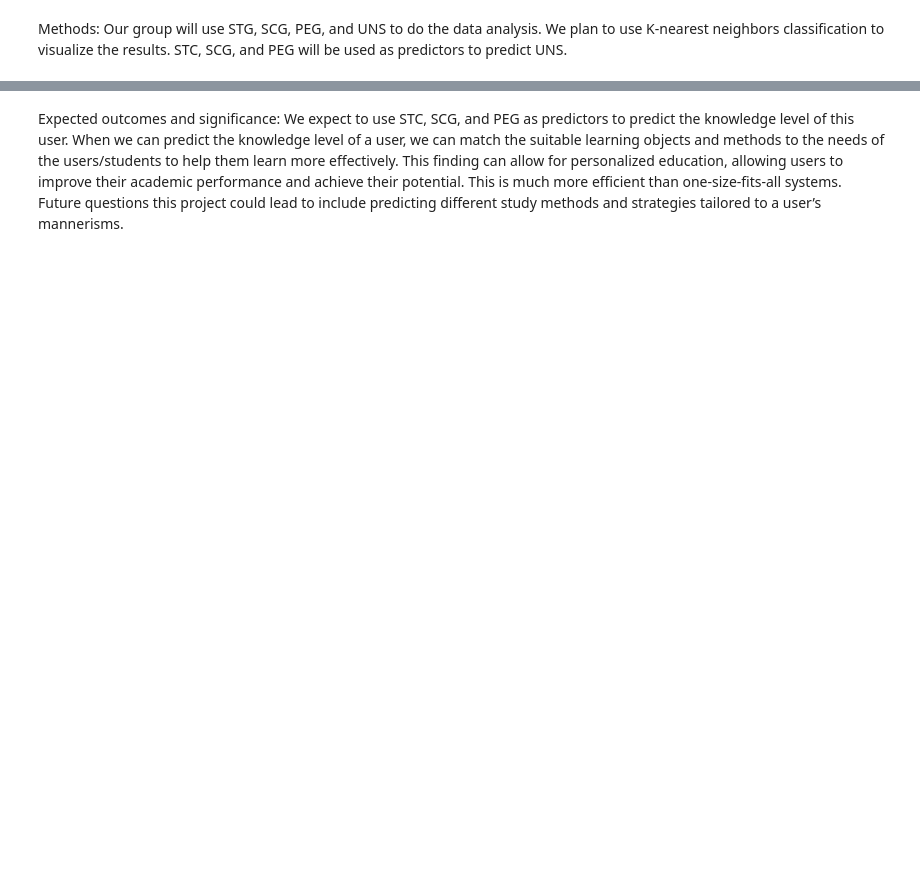
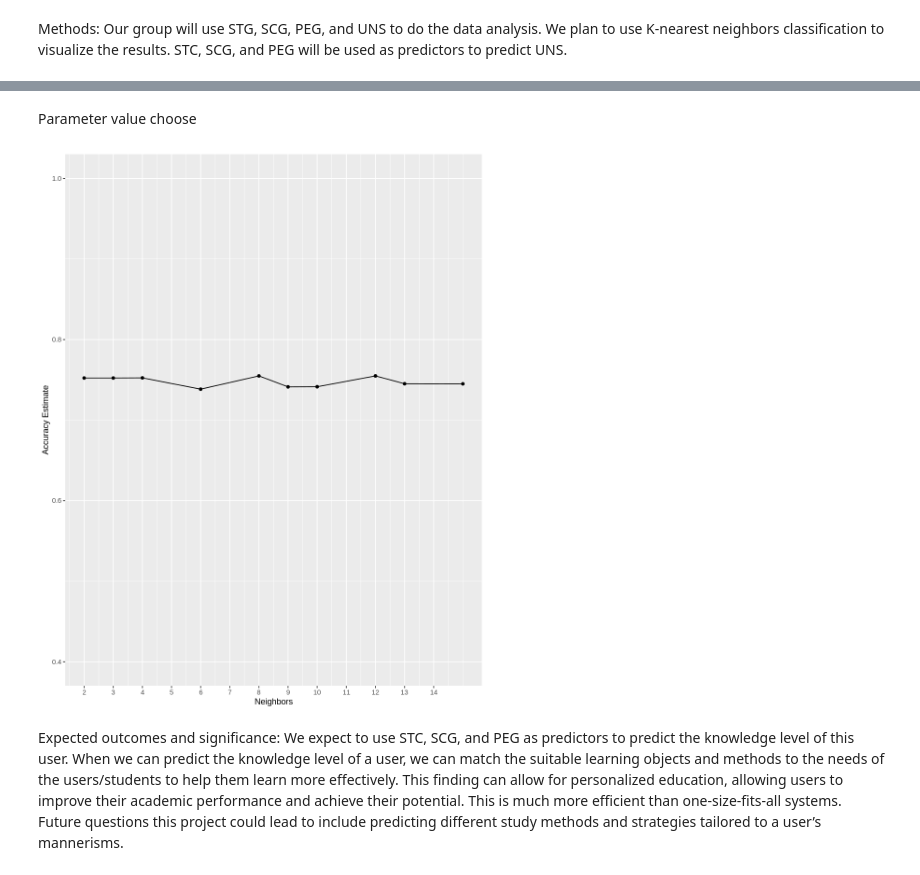
Before and after one commit to TPPJT/DSCI-Group-Project, a Jupyter notebook: GroupProject_1.ipynb, the cells around one changed output, grey strips where cells are left out. Saved outputs shown, nothing was run; the diff lists cells and outputs as text; code cells hidden in the pictures; blank space fills up the shorter version.

Commit message:
use the cross-validation to choose the value of k

```diff
--- a/GroupProject_1.ipynb
+++ b/GroupProject_1.ipynb
@@ -68,0 +109,13 @@ Our group will use STG, SCG, PEG, and UNS to do the data analysis. We plan to us
+# %%
+user_knowledge_recipe <- recipe(UNS~STG+SCG+PEG,data=training)%>% step_scale(all_predictors())%>% step_center(all_predictors())
+user_knowledge_recipe
+user_knowledge_vfold <- vfold_cv(training,v=5,strata=UNS)
+knn_spec <- nearest_neighbor(weight_func = "rectangular", neighbors = 3)%>%
+set_engine("kknn")%>%
+set_mode("classification")
+user_knowledge_resample_fit <- workflow() %>%
+add_recipe(user_knowledge_recipe) %>%
+add_model(knn_spec) %>%
+fit_resamples(resamples = user_knowledge_vfold)
+user_knowledge_metrics <- collect_metrics(user_knowledge_resample_fit)
+user_knowledge_metrics
@@ -69,2 +140,27 @@ Our group will use STG, SCG, PEG, and UNS to do the data analysis. We plan to us
+# %% [markdown]
+Parameter value choose
+# %%
+knn_tune <- nearest_neighbor(weight_func = "rectangular", neighbors = tune())%>%
+set_engine("kknn")%>%
+set_mode("classification")
+
+knn_results <- workflow() |>
+add_recipe(user_knowledge_recipe) |>
+add_model(knn_tune) |>
+tune_grid(resamples = user_knowledge_vfold , grid = 10) |>
+collect_metrics()
+
+accuracies <- knn_results |>
+filter(.metric=="accuracy")
+options(repr.plot.height = 10, repr.plot.width = 8)
+accuracy_versus_k <- ggplot(accuracies, aes(x = neighbors, y = mean))+
+geom_point() +
+geom_line() +
+labs(x = "Neighbors", y = "Accuracy Estimate") +
+scale_x_continuous(breaks = seq(0, 14, by = 1)) +
+scale_y_continuous(limits = c(0.4, 1.0))
+accuracy_versus_k
+# %% [output]
+[figure, added]
 # %% [markdown]
 Expected outcomes and significance: We expect to use STC, SCG, and PEG as predictors to predict the knowledge level of this user. When we can predict the knowledge level of a user, we can match the suitable learning objects and methods to the needs of the users/students to help them learn more effectively. This finding can allow for personalized education, allowing users to improve their academic performance and achieve their potential. This is much more efficient than one-size-fits-all systems. Future questions this project could lead to include predicting different study methods and strategies tailored to a user’s mannerisms.
```
Also changed, not shown: parts of 4 cells of this notebook.
